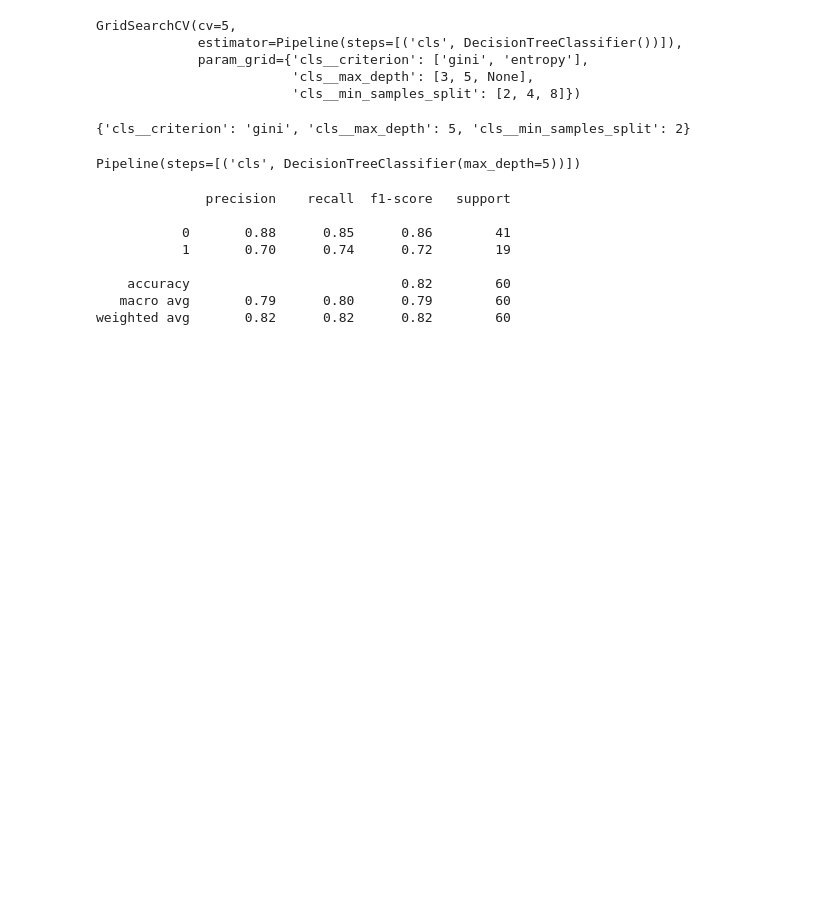
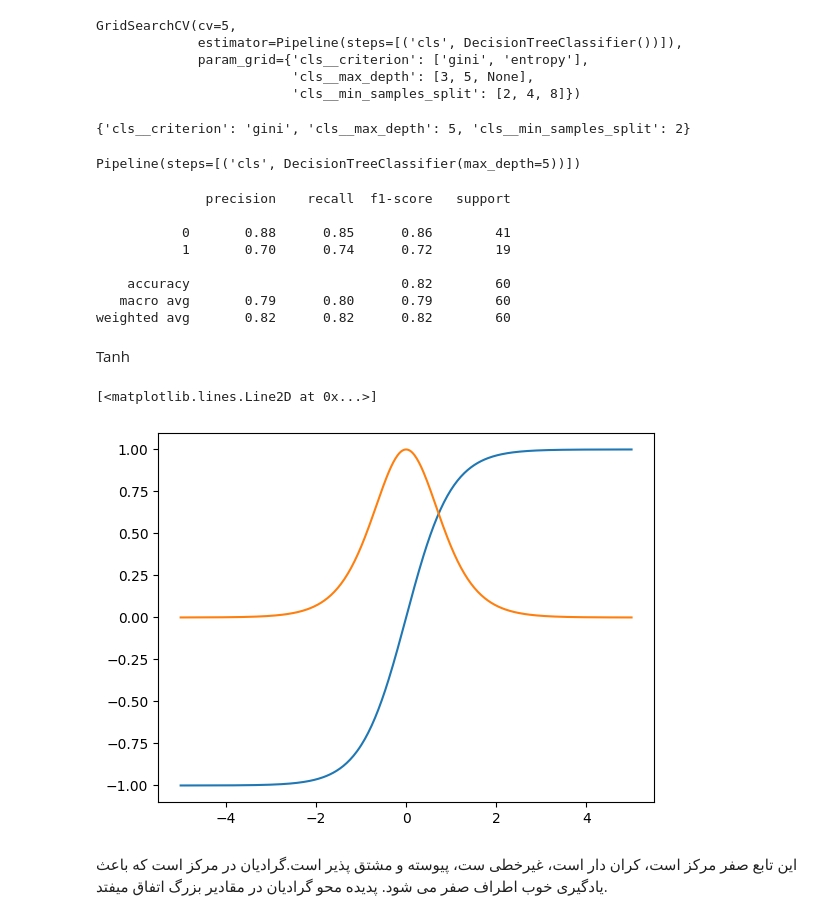
Before and after one commit to shaghimmtz/mft-dl03-course, a Jupyter notebook: session02.ipynb, the cells around one changed output. Drawn from its saved outputs; the diff is of its cells as text; code cells hidden in the pictures; blank space fills up the shorter version.

Commit message:
add tanh to the code

```diff
--- a/session02.ipynb
+++ b/session02.ipynb
@@ -219,3 +219,5 @@ print(classification_report(y_test, prediction))
     accuracy                           0.82        60
    macro avg       0.79      0.80      0.79        60
 weighted avg       0.82      0.82      0.82        60
+# %% [markdown]
+Tanh
@@ -221,0 +226,18 @@ weighted avg       0.82      0.82      0.82        60
+# %%
+def tanh(x):
+    return np.tanh(x)
+
+
+def tanh_deriv(x):
+    return 1 - np.tanh(x) ** 2
+# %%
+x = np.linspace(-5, 5, 400)
+y = tanh(x)
+dy = tanh_deriv(x)
+plt.plot(x, y)
+plt.plot(x, dy)
+# %% [output]
+[<matplotlib.lines.Line2D at 0x...>]
+[figure, added]
+# %% [markdown]
+این تابع صفر مرکز است، کران دار است، غیرخطی ست، پیوسته و مشتق پذیر است.گرادیان در مرکز است که باعث یادگیری خوب اطراف صفر می شود. پدیده محو گرادیان در مقادیر بزرگ اتفاق میفتد.
```
Also changed, not shown: parts of 1 cell of this notebook.
